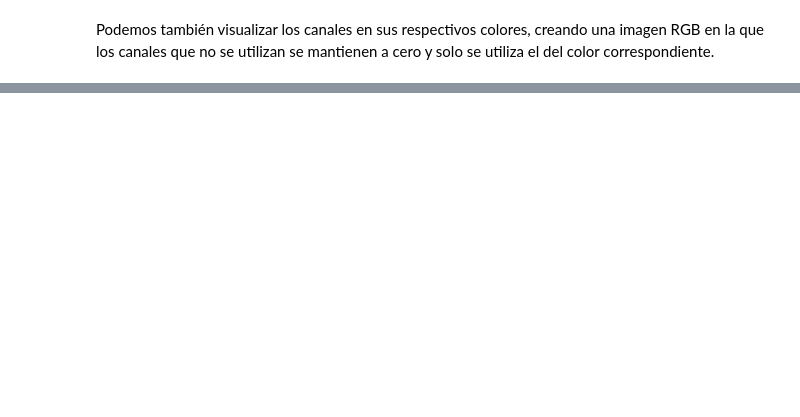
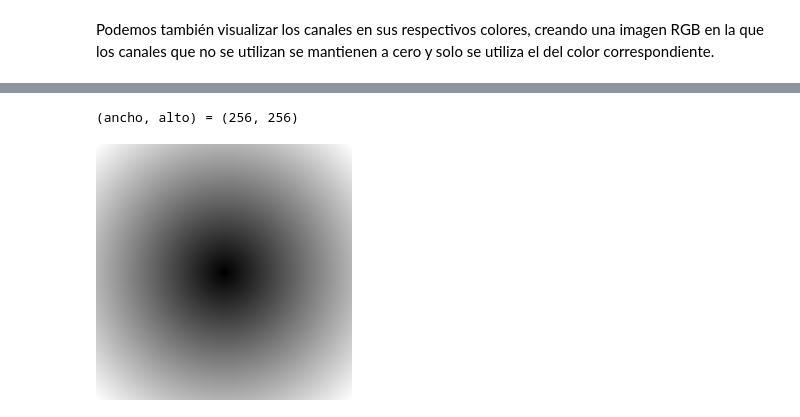
Before and after one commit to ULPGC-GTMA/ULPGC-TIV, a Jupyter notebook: Tema_1a.ipynb, the cells around one changed output, grey strips where cells are left out. Cells and saved outputs as stored; diff of their text form; code cells hidden in the pictures; blank space fills up the shorter version.

```diff
--- a/Tema_1a.ipynb
+++ b/Tema_1a.ipynb
@@ -334,0 +391,7 @@ modo:  RGB
+# %%
+canal_A = Image.radial_gradient('L')
+print('(ancho, alto) =', canal_A.size)
+display(canal_A)
+# %% [output]
+(ancho, alto) = (256, 256)
+[figure, added]
```
Also changed, not shown: parts of 18 cells of this notebook.
